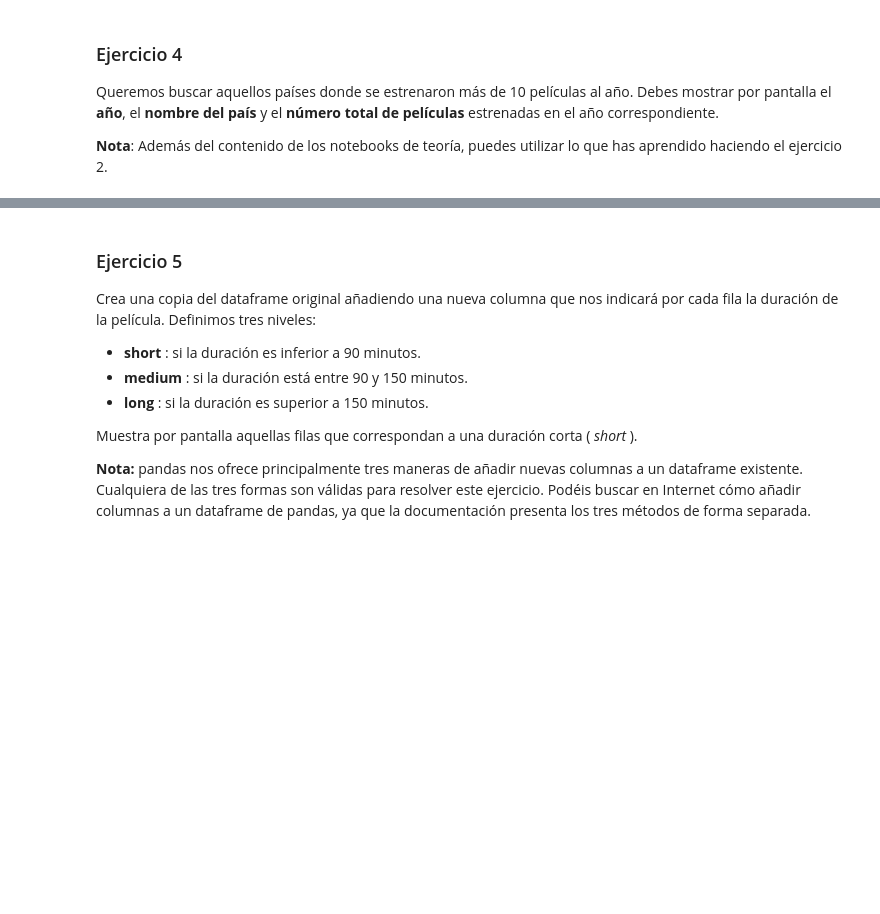
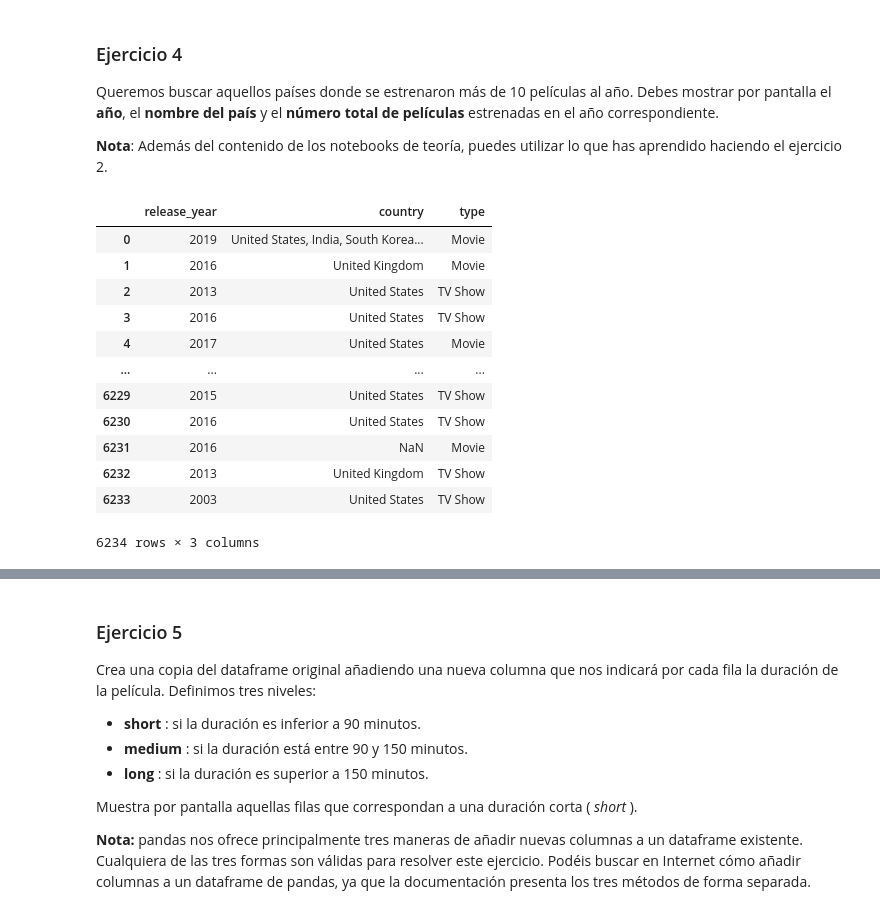
Before and after one commit to rdelaplaza/NEOLAND-DS2020-datalabs, a Jupyter notebook: 02-python-201/practices/02-pandas/your-code/03-pra-pandas_rodri.ipynb, the cells around one changed output, grey strips where cells are left out. Saved outputs shown, nothing was run; the diff lists cells and outputs as text; code cells hidden in the pictures; blank space fills up the shorter version.

```diff
--- a/02-python-201/practices/02-pandas/your-code/03-pra-pandas_rodri.ipynb
+++ b/02-python-201/practices/02-pandas/your-code/03-pra-pandas_rodri.ipynb
@@ -208,0 +207,19 @@ Queremos buscar aquellos países donde se estrenaron más de 10 películas al a
+# %%
+# Respuesta
+# Visualizamos la parte del dataframe que nos interesa
+
+df_netflix[['release_year', 'country', 'type']]
+# %% [output]
+|  | release_year | country | type |
+| 0 | 2019 | United States, India, South Korea... | Movie |
+| 1 | 2016 | United Kingdom | Movie |
+| 2 | 2013 | United States | TV Show |
+| 3 | 2016 | United States | TV Show |
+| 4 | 2017 | United States | Movie |
+| ... | ... | ... | ... |
+| 6229 | 2015 | United States | TV Show |
+| 6230 | 2016 | United States | TV Show |
+| 6231 | 2016 | NaN | Movie |
+| 6232 | 2013 | United Kingdom | TV Show |
+| 6233 | 2003 | United States | TV Show |
+6234 rows × 3 columns
```
Also changed, not shown: parts of 3 cells of this notebook.
